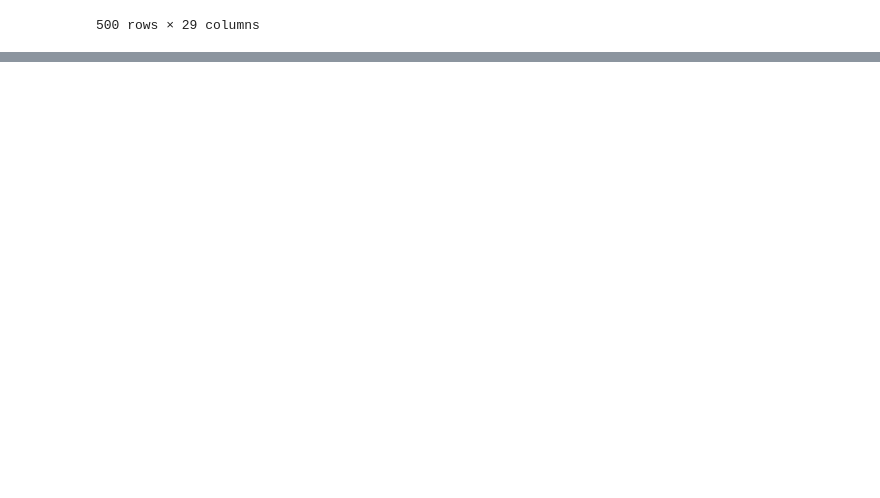
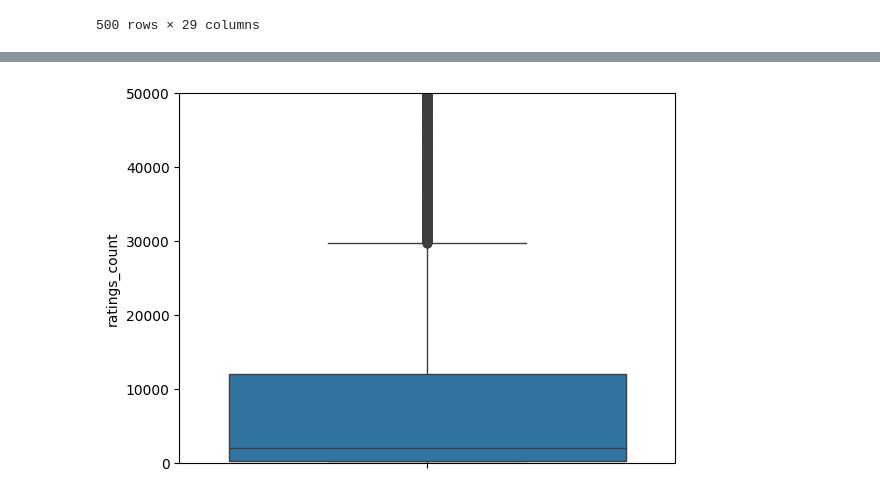
Before and after one commit to oliviapuig/SBC_practica, a Jupyter notebook: data/scrapping.ipynb, the cells around one changed output, grey strips where cells are left out. Saved outputs shown, nothing was run; the diff lists cells and outputs as text; code cells hidden in the pictures; blank space fills up the shorter version.

```diff
--- a/data/scrapping.ipynb
+++ b/data/scrapping.ipynb
@@ -56,0 +82,7 @@ df
+# %%
+df = pd.read_pickle("llibres.pkl")
+# %%
+# Eliminar columna vector de df
+df = df.drop(columns=['vector'])
+df.to_pickle("llibres.pkl")
+df.to_csv("llibres.csv")
@@ -56,0 +102,7 @@ df
+# %%
+# Make a boxplot of ratings_count with a limit of 50000
+sns.boxplot(df.ratings_count)
+plt.ylim([0, 50000])
+plt.show()
+# %% [output]
+[figure, added]
```
Also changed, not shown: parts of 6 cells of this notebook, 7 other files.
